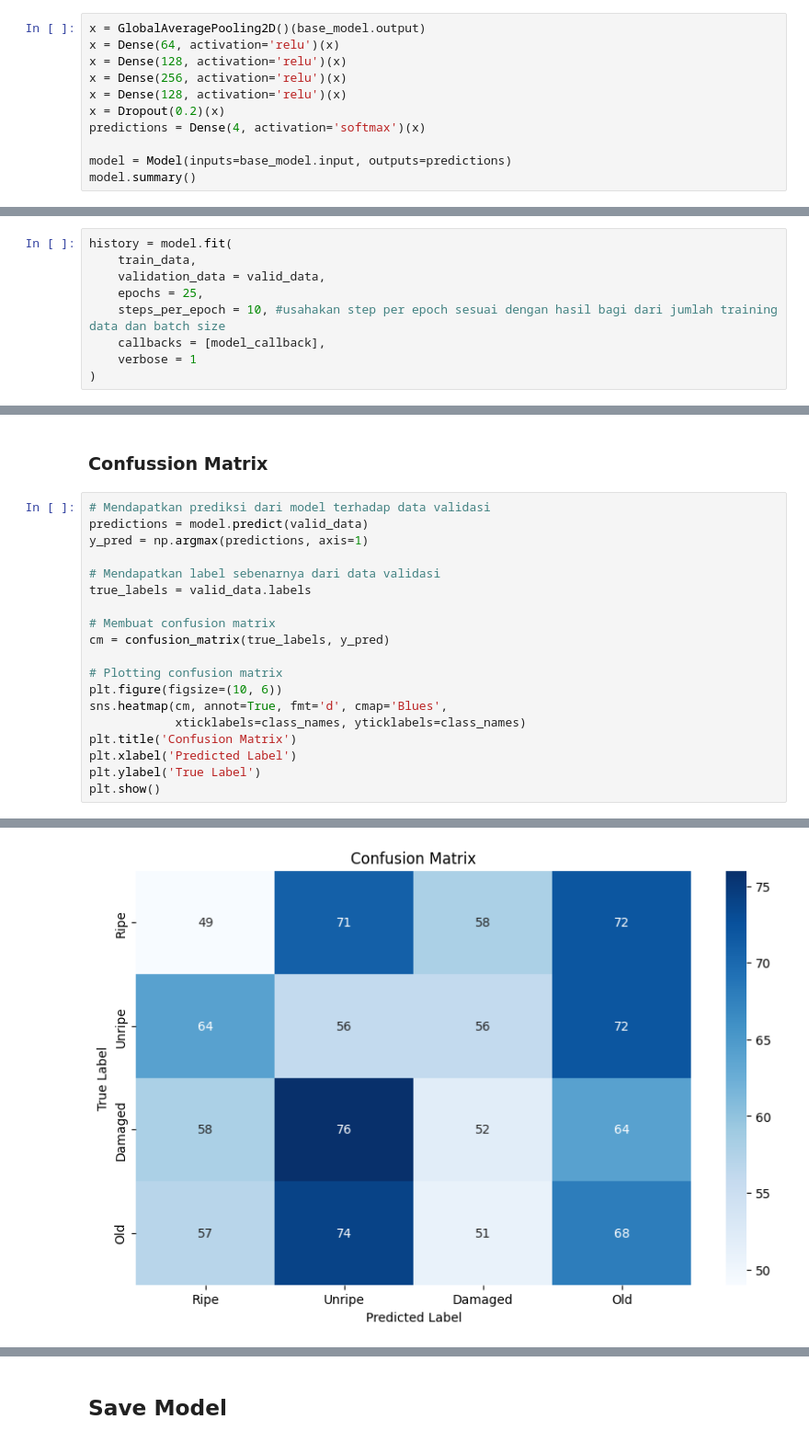
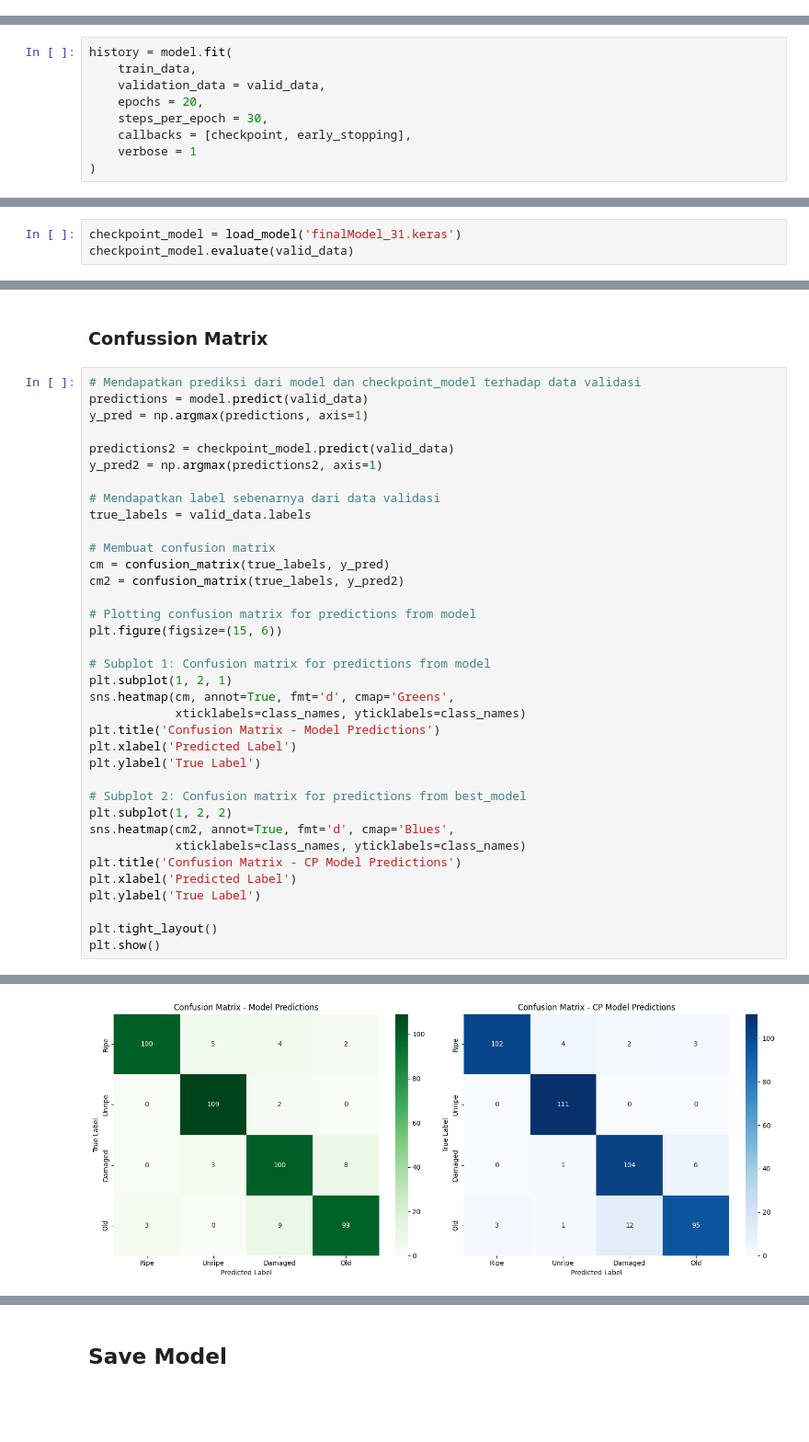
Before and after one commit to brillync/AI, a Jupyter notebook: Tomat_Vision_APP_Modeling.ipynb, the cells around one changed output, grey strips where cells are left out. Shown at 92% size. Saved outputs shown, nothing was run; the diff lists cells and outputs as text; blank space fills up the shorter version.

```diff
--- a/Tomat_Vision_APP_Modeling.ipynb
+++ b/Tomat_Vision_APP_Modeling.ipynb
@@ -312,13 +320,2 @@ Trainable params: 0 (0.00 Byte)
 Non-trainable params: 21802784 (83.17 MB)
 __________________________________________________________________________________________________
-# %%
-x = GlobalAveragePooling2D()(base_model.output)
-x = Dense(64, activation='relu')(x)
-x = Dense(128, activation='relu')(x)
-x = Dense(256, activation='relu')(x)
-x = Dense(128, activation='relu')(x)
-x = Dropout(0.2)(x)
-predictions = Dense(4, activation='softmax')(x)
-
-model = Model(inputs=base_model.input, outputs=predictions)
-model.summary()
@@ -363,9 +350,9 @@ model_callback = EarlyStopping(
 history = model.fit(
     train_data,
     validation_data = valid_data,
-    epochs = 25,
-    steps_per_epoch = 10, #usahakan step per epoch sesuai dengan hasil bagi dari jumlah training data dan batch size
-    callbacks = [model_callback],
+    epochs = 20,
+    steps_per_epoch = 30,
+    callbacks = [checkpoint, early_stopping],
     verbose = 1
 )
 # %% [output]
@@ -395,0 +383,3 @@ model.evaluate(valid_data)
+# %%
+checkpoint_model = load_model('finalModel_31.keras')
+checkpoint_model.evaluate(valid_data)
@@ -423,22 +416,39 @@ plt.show()
 # %% [markdown]
 ### Confussion Matrix
 # %%
-# Mendapatkan prediksi dari model terhadap data validasi
+# Mendapatkan prediksi dari model dan checkpoint_model terhadap data validasi
 predictions = model.predict(valid_data)
 y_pred = np.argmax(predictions, axis=1)
+
+predictions2 = checkpoint_model.predict(valid_data)
+y_pred2 = np.argmax(predictions2, axis=1)
 
 # Mendapatkan label sebenarnya dari data validasi
 true_labels = valid_data.labels
 
 # Membuat confusion matrix
 cm = confusion_matrix(true_labels, y_pred)
+cm2 = confusion_matrix(true_labels, y_pred2)
 
-# Plotting confusion matrix
-plt.figure(figsize=(10, 6))
-sns.heatmap(cm, annot=True, fmt='d', cmap='Blues',
+# Plotting confusion matrix for predictions from model
+plt.figure(figsize=(15, 6))
+
+# Subplot 1: Confusion matrix for predictions from model
+plt.subplot(1, 2, 1)
+sns.heatmap(cm, annot=True, fmt='d', cmap='Greens',
             xticklabels=class_names, yticklabels=class_names)
-plt.title('Confusion Matrix')
+plt.title('Confusion Matrix - Model Predictions')
 plt.xlabel('Predicted Label')
 plt.ylabel('True Label')
+
+# Subplot 2: Confusion matrix for predictions from best_model
+plt.subplot(1, 2, 2)
+sns.heatmap(cm2, annot=True, fmt='d', cmap='Blues',
+            xticklabels=class_names, yticklabels=class_names)
+plt.title('Confusion Matrix - CP Model Predictions')
+plt.xlabel('Predicted Label')
+plt.ylabel('True Label')
+
+plt.tight_layout()
 plt.show()
 # %% [output]
@@ -446 +457 @@ plt.show()
-[figure, old version]
+[figure, new version]
```
Also changed, not shown: parts of 17 cells of this notebook.
